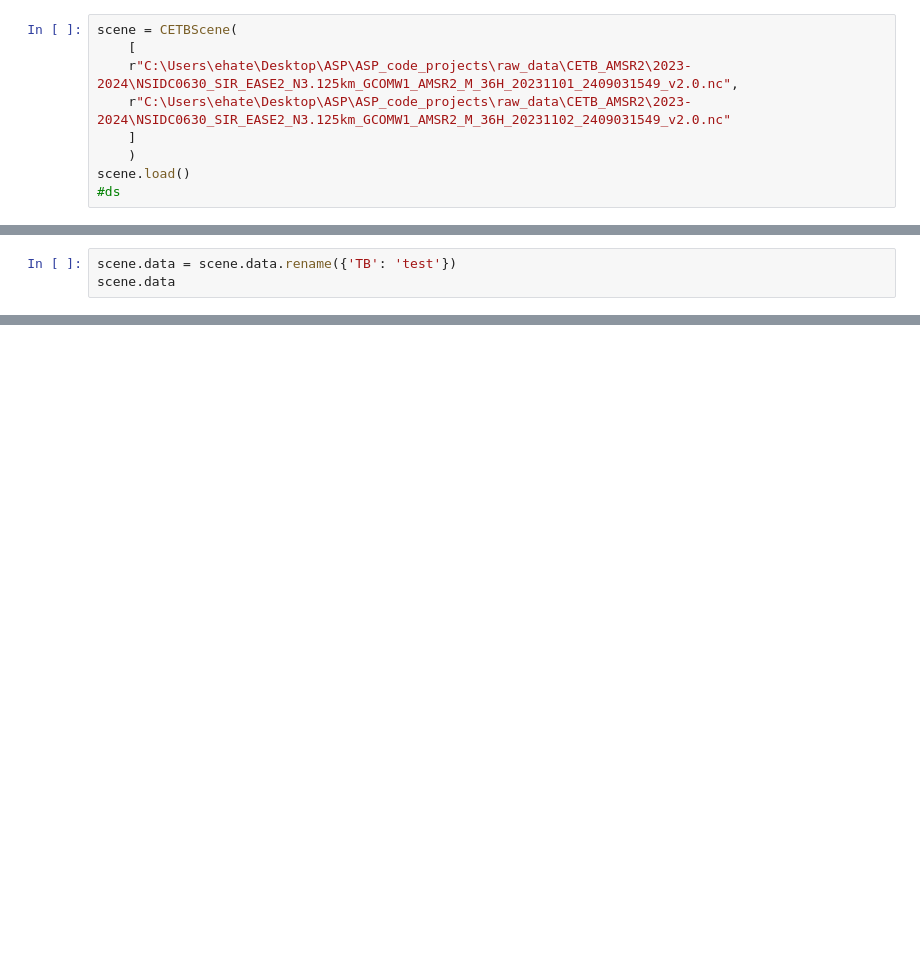
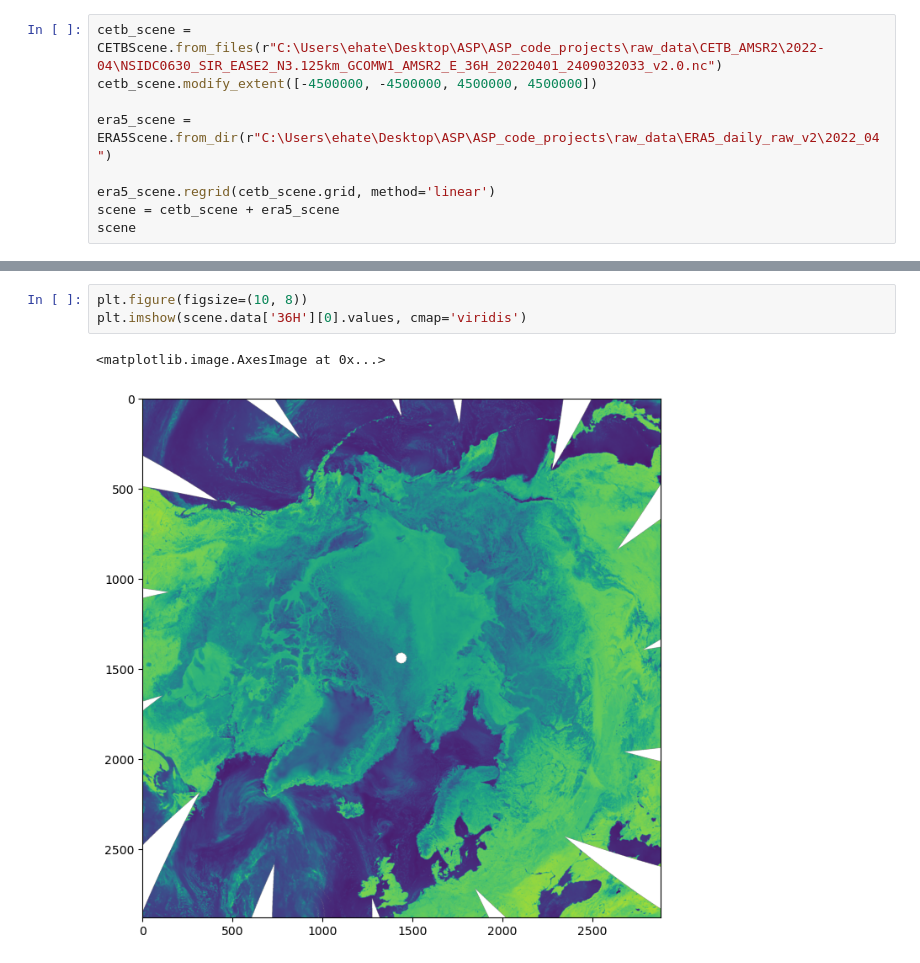
Before and after one commit to EHTellefsen/Arctic_Snow_Products, a Jupyter notebook: notebooks/test_data_source_scripts.ipynb, the cells around one changed output, grey strips where cells are left out. Saved outputs shown, nothing was run; the diff lists cells and outputs as text; blank space fills up the shorter version.

Commit message:
added advanced regridding and merging capabilities to GriddedDataSource. Created ERA5 loader.

```diff
--- a/notebooks/test_data_source_scripts.ipynb
+++ b/notebooks/test_data_source_scripts.ipynb
@@ -35,9 +17,9 @@ Data variables:
 # %%
-scene = CETBScene(
-    [
-    r"C:\Users\ehate\Desktop\ASP\ASP_code_projects\raw_data\CETB_AMSR2\2023-2024\NSIDC0630_SIR_EASE2_N3.125km_GCOMW1_AMSR2_M_36H_20231101_2409031549_v2.0.nc",
-    r"C:\Users\ehate\Desktop\ASP\ASP_code_projects\raw_data\CETB_AMSR2\2023-2024\NSIDC0630_SIR_EASE2_N3.125km_GCOMW1_AMSR2_M_36H_20231102_2409031549_v2.0.nc"
-    ]
-    )
-scene.load()
-#ds
+cetb_scene = CETBScene.from_files(r"C:\Users\ehate\Desktop\ASP\ASP_code_projects\raw_data\CETB_AMSR2\2022-04\NSIDC0630_SIR_EASE2_N3.125km_GCOMW1_AMSR2_E_36H_20220401_2409032033_v2.0.nc")
+cetb_scene.modify_extent([-4500000, -4500000, 4500000, 4500000])
+
+era5_scene = ERA5Scene.from_dir(r"C:\Users\ehate\Desktop\ASP\ASP_code_projects\raw_data\ERA5_daily_raw_v2\2022_04")
+
+era5_scene.regrid(cetb_scene.grid, method='linear')
+scene = cetb_scene + era5_scene
+scene
@@ -44,3 +46,0 @@ scene.load()
-# %%
-scene.data = scene.data.rename({'TB': 'test'})
-scene.data
@@ -162,0 +75,6 @@ Epoch date for data in this file: 2023-11-01 00:00:00Z; The crs.GeoTransform att
+# %%
+plt.figure(figsize=(10, 8))
+plt.imshow(scene.data['36H'][0].values, cmap='viridis')
+# %% [output]
+<matplotlib.image.AxesImage at 0x...>
+[figure, added]
```
Also changed, not shown: parts of 8 cells of this notebook, 5 other files.
